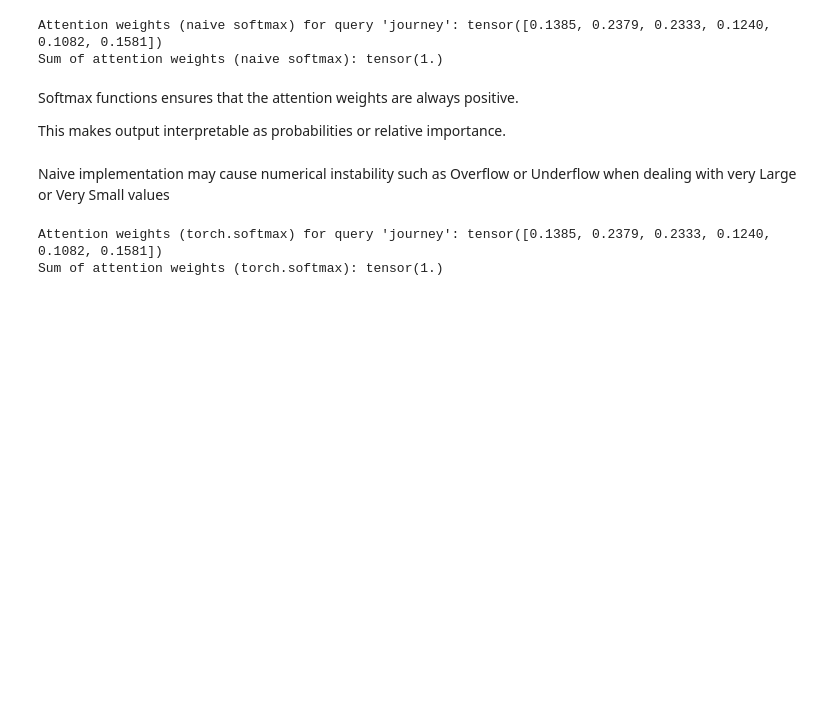
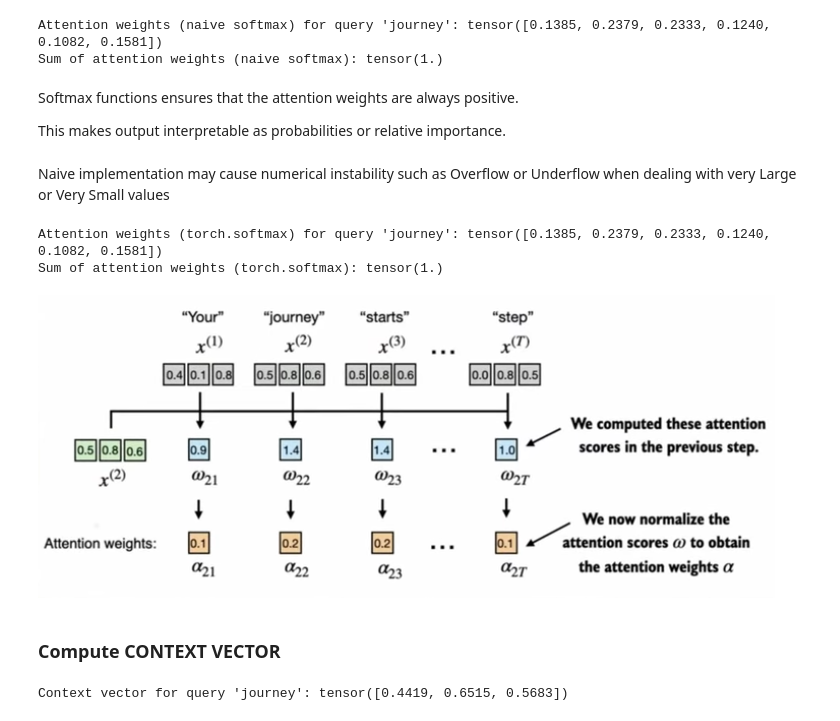
Before and after one commit to bhuwanesh340/LLM-from-scratch-Python, a Jupyter notebook: stage1_6_self_attention.ipynb, the cells around one changed output. Drawn from its saved outputs; the diff is of its cells as text; code cells hidden in the pictures; blank space fills up the shorter version.

Commit message:
self attention

```diff
--- a/stage1_6_self_attention.ipynb
+++ b/stage1_6_self_attention.ipynb
@@ -103,3 +103,22 @@ print("Sum of attention weights (torch.softmax):", attn_weights_2.sum())
 # %% [output]
 Attention weights (torch.softmax) for query 'journey': tensor([0.1385, 0.2379, 0.2333, 0.1240, 0.1082, 0.1581])
 Sum of attention weights (torch.softmax): tensor(1.)
+# %%
+from IPython.display import Image
+Image("images/attention_weights.png")
+# %% [output]
+[figure, added]
+# %% [markdown]
+### Compute CONTEXT VECTOR
+# %%
+query = inputs[1]  # "journey"
+
+context_vector_2 = torch.zeros(query.shape)
+
+# Compute the context vector as a weighted sum of the input vectors using the attention weights
+for i, x_i in enumerate(inputs):
+    context_vector_2 += attn_weights_2[i] * x_i
+
+print("Context vector for query 'journey':", context_vector_2)
+# %% [output]
+Context vector for query 'journey': tensor([0.4419, 0.6515, 0.5683])
```
Also changed, not shown: parts of 15 cells of this notebook, 4 other files.
